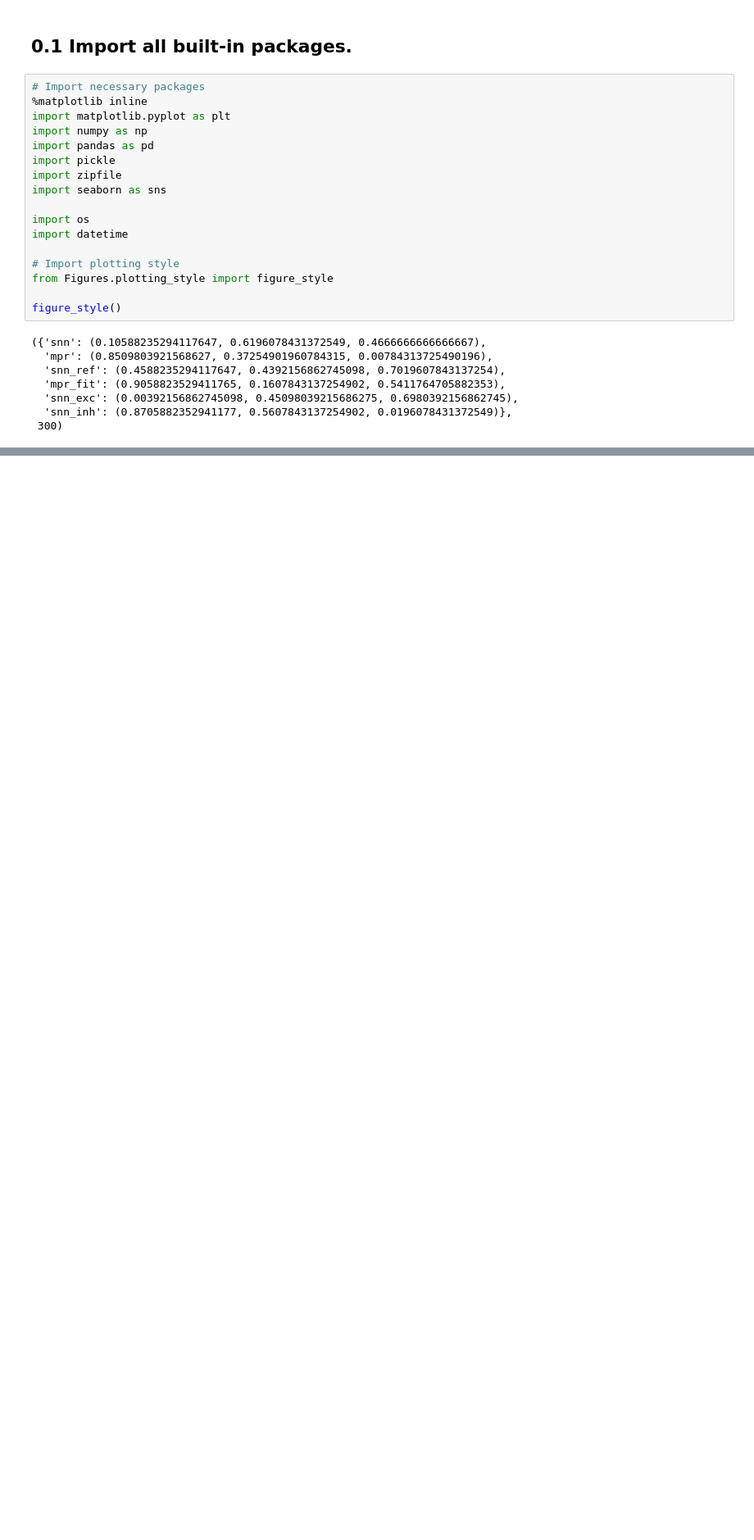
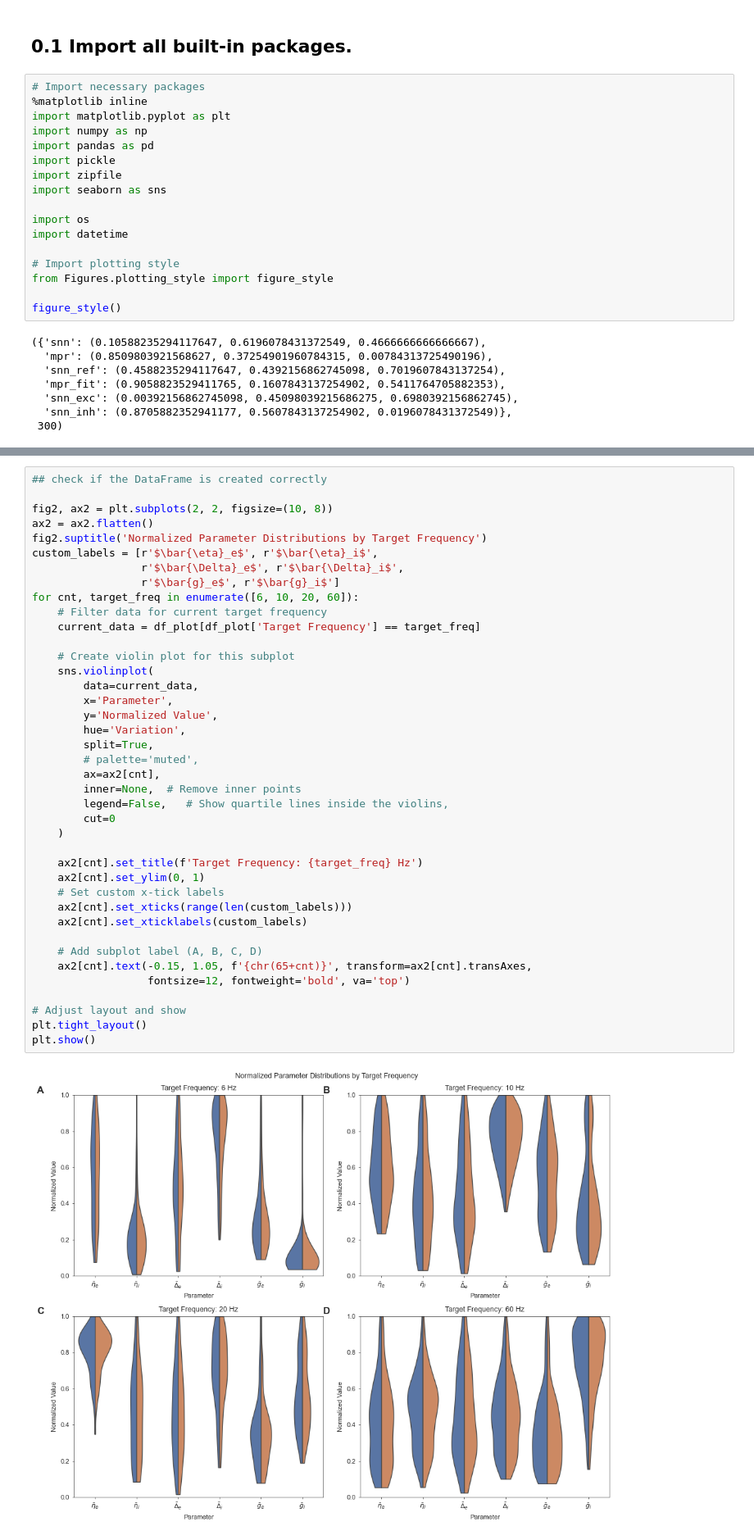
Before and after one commit to rosagross/mpr-oscillations-snn, a Jupyter notebook: Module_2.5_SNN-MPR_Comparison_visulalisation_vrvt.ipynb, the cells around one changed output, grey strips where cells are left out. Shown at 82% size. Saved outputs shown, nothing was run; the diff lists cells and outputs as text; blank space fills up the shorter version.

```diff
--- a/Module_2.5_SNN-MPR_Comparison_visulalisation_vrvt.ipynb
+++ b/Module_2.5_SNN-MPR_Comparison_visulalisation_vrvt.ipynb
@@ -163,0 +115,42 @@ fig.savefig('Figures/param_range.png', bbox_inches='tight', dpi=600)
+# %%
+## check if the DataFrame is created correctly
+
+fig2, ax2 = plt.subplots(2, 2, figsize=(10, 8))
+ax2 = ax2.flatten()
+fig2.suptitle('Normalized Parameter Distributions by Target Frequency')
+custom_labels = [r'$\bar{\eta}_e$', r'$\bar{\eta}_i$',
+                 r'$\bar{\Delta}_e$', r'$\bar{\Delta}_i$',
+                 r'$\bar{g}_e$', r'$\bar{g}_i$']
+for cnt, target_freq in enumerate([6, 10, 20, 60]):
+    # Filter data for current target frequency
+    current_data = df_plot[df_plot['Target Frequency'] == target_freq]
+
+    # Create violin plot for this subplot
+    sns.violinplot(
+        data=current_data,
+        x='Parameter',
+        y='Normalized Value',
+        hue='Variation',
+        split=True,
+        # palette='muted',
+        ax=ax2[cnt],
+        inner=None,  # Remove inner points
+        legend=False,   # Show quartile lines inside the violins,
+        cut=0
+    )
+
+    ax2[cnt].set_title(f'Target Frequency: {target_freq} Hz')
+    ax2[cnt].set_ylim(0, 1)
+    # Set custom x-tick labels
+    ax2[cnt].set_xticks(range(len(custom_labels)))
+    ax2[cnt].set_xticklabels(custom_labels)
+
+    # Add subplot label (A, B, C, D)
+    ax2[cnt].text(-0.15, 1.05, f'{chr(65+cnt)}', transform=ax2[cnt].transAxes,
+                  fontsize=12, fontweight='bold', va='top')
+
+# Adjust layout and show
+plt.tight_layout()
+plt.show()
+# %% [output]
+[figure, added]
```
Also changed, not shown: parts of 4 cells of this notebook, 14 other files.
